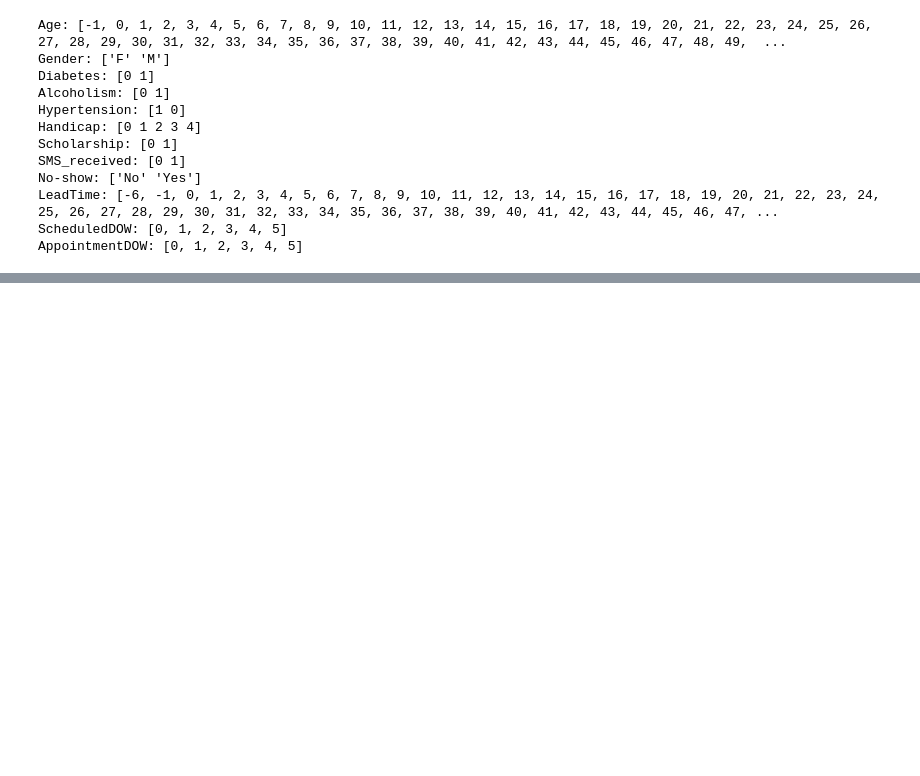
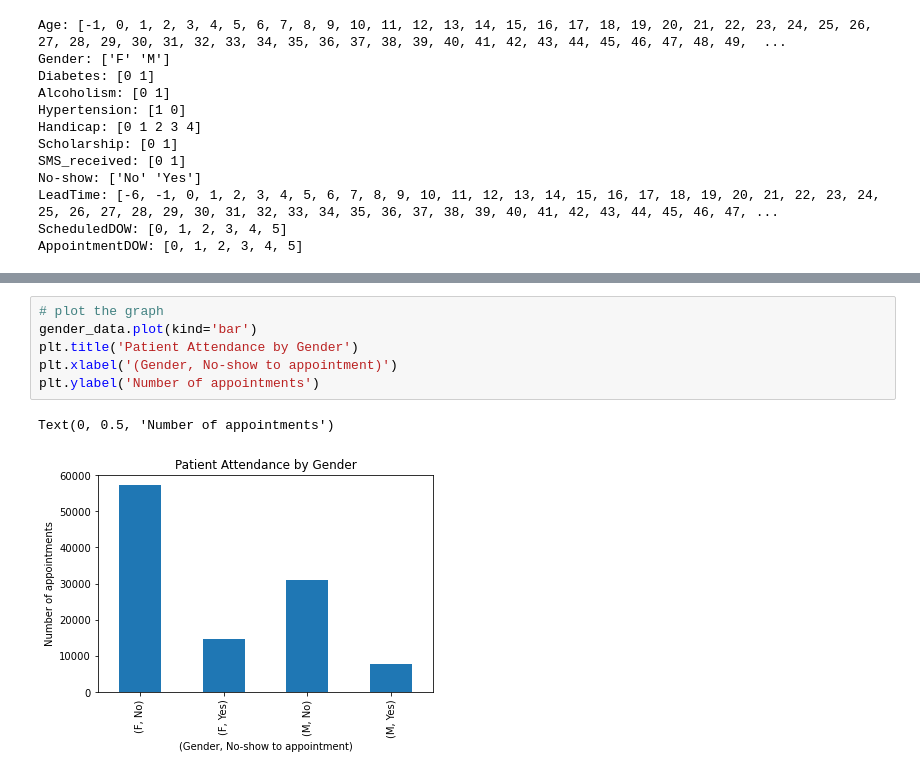
Before and after one commit to aaronschnider/medical-appointment-no-shows, a Jupyter notebook: 1. Initial Observations.ipynb, the cells around one changed output, grey strips where cells are left out. Drawn from its saved outputs; the diff is of its cells as text; blank space fills up the shorter version.

```diff
--- a/1. Initial Observations.ipynb
+++ b/1. Initial Observations.ipynb
@@ -348,0 +370,9 @@ AppointmentDOW: [0, 1, 2, 3, 4, 5]
+# %%
+# plot the graph
+gender_data.plot(kind='bar')
+plt.title('Patient Attendance by Gender')
+plt.xlabel('(Gender, No-show to appointment)')
+plt.ylabel('Number of appointments')
+# %% [output]
+Text(0, 0.5, 'Number of appointments')
+[figure, added]
```
Also changed, not shown: parts of 5 cells of this notebook, 2 other files.
